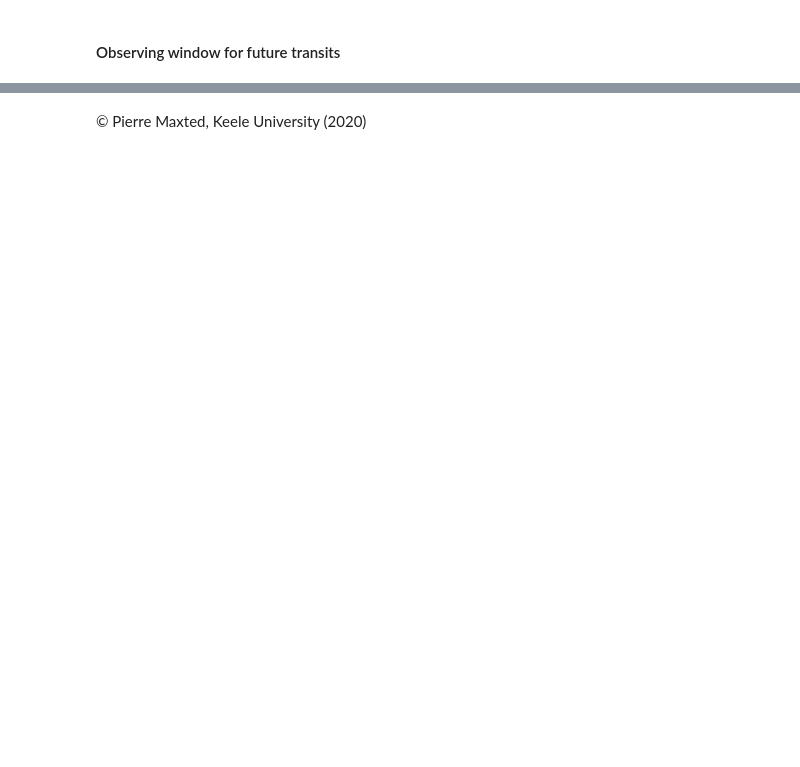
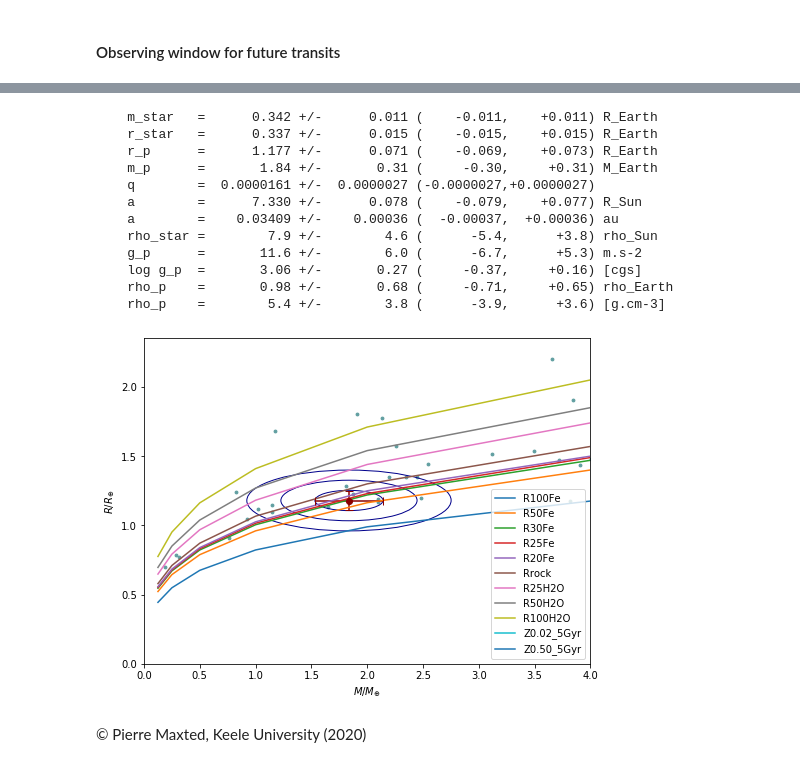
Before and after one commit to pmaxted/pycheops, a Jupyter notebook: pycheops/examples/Notebooks/TESS_fit_TOI562.1.ipynb, the cells around one changed output, grey strips where cells are left out. Cells and saved outputs as stored; diff of their text form; code cells hidden in the pictures; blank space fills up the shorter version.

Commit message:
massradius

```diff
--- a/pycheops/examples/Notebooks/TESS_fit_TOI562.1.ipynb
+++ b/pycheops/examples/Notebooks/TESS_fit_TOI562.1.ipynb
@@ -410,2 +417,32 @@ TJD mid-transit = 2213.70492 +/- 0.04370
+# %%
+from pycheops.funcs import massradius, rhostar
+
+k = np.sqrt(flat_samples[:,vn.index('D')])
+b = flat_samples[:,vn.index('b')]
+W = flat_samples[:,vn.index('W')]
+aR = np.sqrt((1+k)**2-b**2)/W/np.pi
+sini = np.sqrt(1 - (b/aR)**2)
+rho_star = rhostar(1/aR,P)
+massradius
+m_star = (0.342, 0.011)
+r_star = (0.337, 0.015)
+res,fig =massradius(m_star=m_star, r_star=r_star,
+                    k=k, aR=aR, sini=sini,
+                    P=P, K=(1.52, 0.25),
+                    zeng_models='all', xlim=(0,4))
+# %% [output]
+    m_star   =      0.342 +/-      0.011 (    -0.011,    +0.011) R_Earth
+    r_star   =      0.337 +/-      0.015 (    -0.015,    +0.015) R_Earth
+    r_p      =      1.177 +/-      0.071 (    -0.069,    +0.073) R_Earth
+    m_p      =       1.84 +/-       0.31 (     -0.30,     +0.31) M_Earth
+    q        =  0.0000161 +/-  0.0000027 (-0.0000027,+0.0000027)
+    a        =      7.330 +/-      0.078 (    -0.079,    +0.077) R_Sun
+    a        =    0.03409 +/-    0.00036 (  -0.00037,  +0.00036) au
+    rho_star =        7.9 +/-        4.6 (      -5.4,      +3.8) rho_Sun
+    g_p      =       11.6 +/-        6.0 (      -6.7,      +5.3) m.s-2
+    log g_p  =       3.06 +/-       0.27 (     -0.37,     +0.16) [cgs]
+    rho_p    =       0.98 +/-       0.68 (     -0.71,     +0.65) rho_Earth
+    rho_p    =        5.4 +/-        3.8 (      -3.9,      +3.6) [g.cm-3]
+[figure, added]
 # %% [markdown]
 &copy; Pierre Maxted, Keele University (2020)
```
Also changed, not shown: parts of 7 cells of this notebook, 17 other files.
